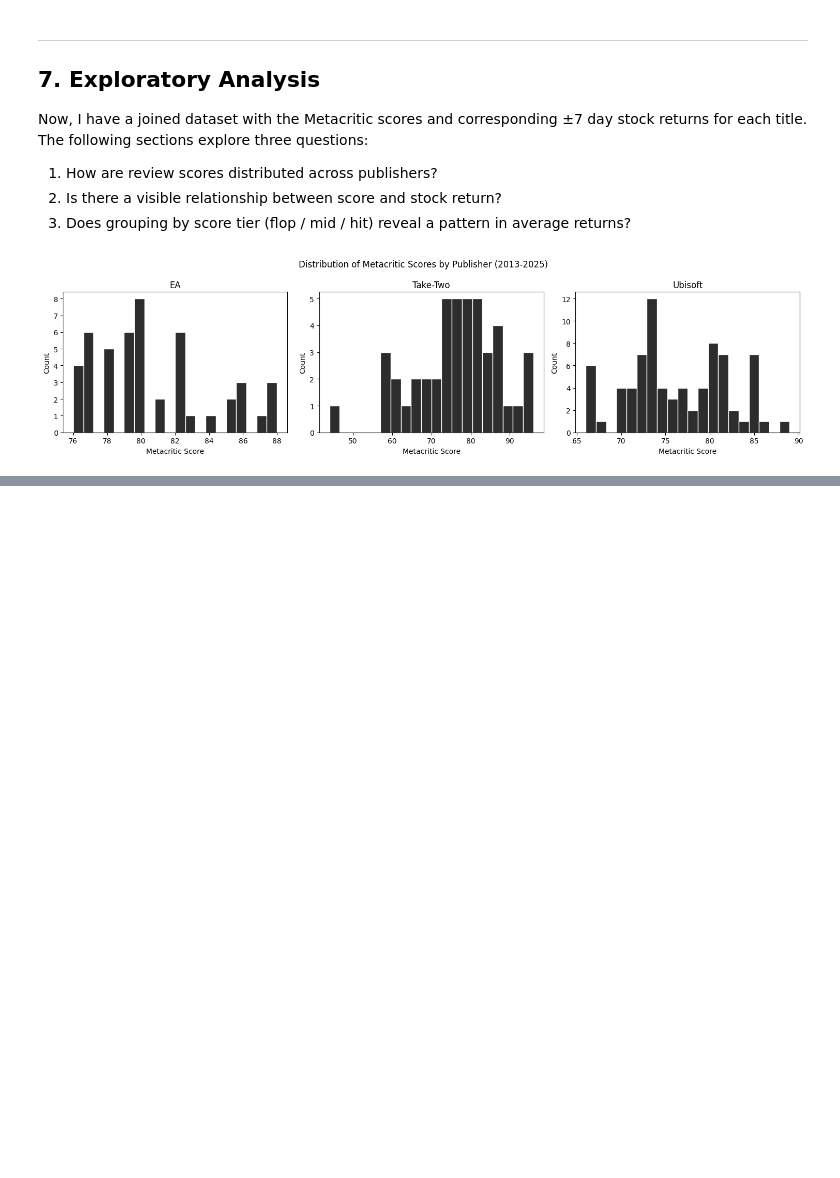
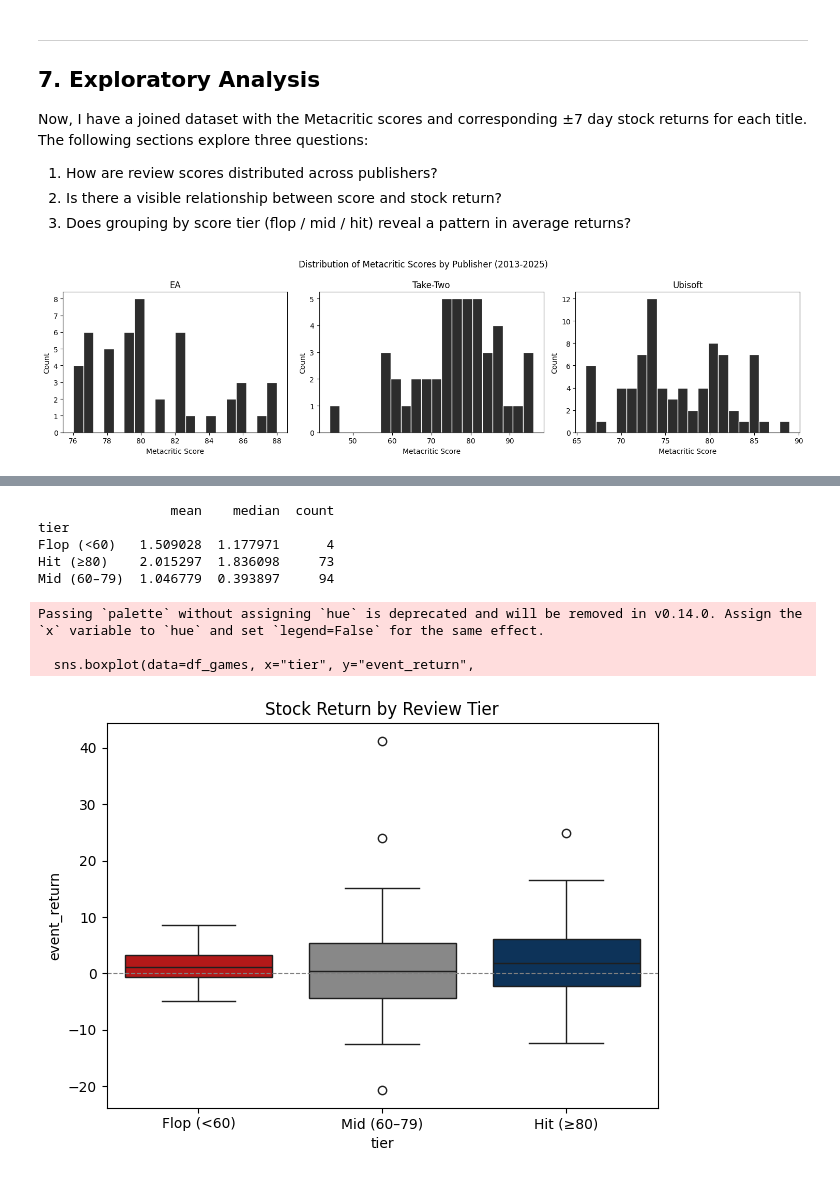
Before and after one commit to lyvnrin/games-stock-analysis, a Jupyter notebook: games_x_stock.ipynb, the cells around one changed output, grey strips where cells are left out. Drawn from its saved outputs; the diff is of its cells as text; code cells hidden in the pictures; blank space fills up the shorter version.

```diff
--- a/games_x_stock.ipynb
+++ b/games_x_stock.ipynb
@@ -258,0 +285,32 @@ plt.show()
+# %%
+def score_tier(score):
+    if score >= 80:
+        return "Hit (≥80)"
+    elif score >= 60:
+        return "Mid (60–79)"
+    else:
+        return "Flop (<60)"
+
+df_games["tier"] = df_games["metacritic"].apply(score_tier)
+
+tier_summary = df_games.groupby("tier")["event_return"].agg(["mean", "median", "count"])
+print(tier_summary)
+
+sns.boxplot(data=df_games, x="tier", y="event_return",
+            order=["Flop (<60)", "Mid (60–79)", "Hit (≥80)"],
+            palette=["#cc0000", "#888888", "#003366"])
+plt.axhline(0, color="gray", linestyle="--", linewidth=0.8)
+plt.title("Stock Return by Review Tier")
+plt.tight_layout()
+plt.savefig("figures/tier_boxplot.png", dpi=150)
+plt.show()
+# %% [output]
+                 mean    median  count
+tier
+Flop (<60)   1.509028  1.177971      4
+Hit (≥80)    2.015297  1.836098     73
+Mid (60–79)  1.046779  0.393897     94
+Passing `palette` without assigning `hue` is deprecated and will be removed in v0.14.0. Assign the `x` variable to `hue` and set `legend=False` for the same effect.
+
+  sns.boxplot(data=df_games, x="tier", y="event_return",
+[figure, added]
```
Also changed, not shown: parts of 8 cells of this notebook, 2 other files.
